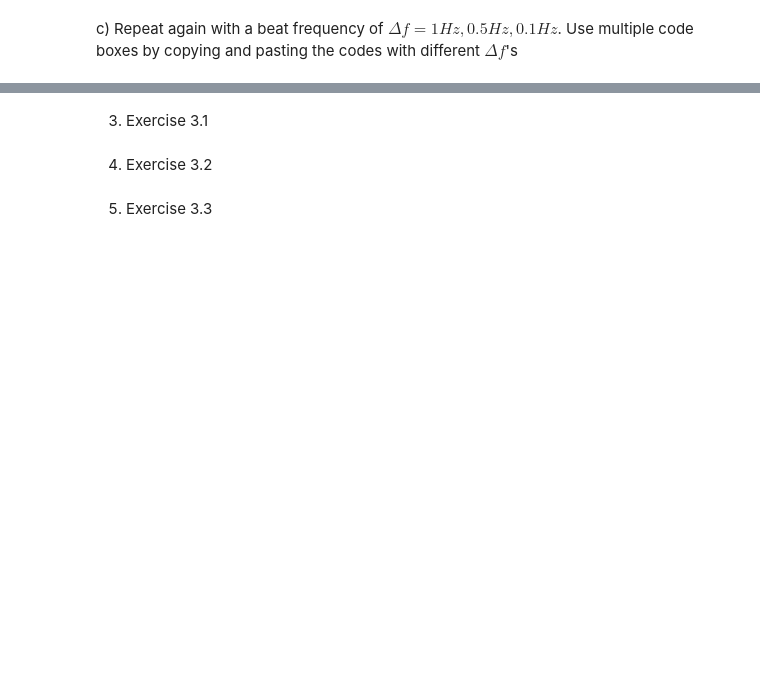
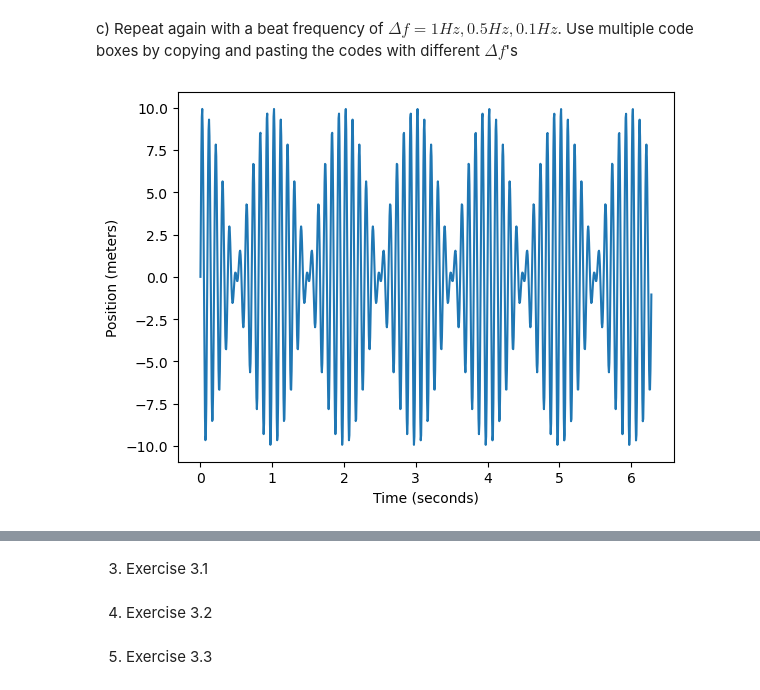
Before and after one commit to stefin0/cs4010, a Jupyter notebook: homework-3/homework-3.ipynb, the cells around one changed output, grey strips where cells are left out. Cells and saved outputs as stored; diff of their text form; code cells hidden in the pictures; blank space fills up the shorter version.

```diff
--- a/homework-3/homework-3.ipynb
+++ b/homework-3/homework-3.ipynb
@@ -75,2 +105,18 @@ b) Create a plot of y1+y2 with the same parameters above.
 # %% [markdown]
 c) Repeat again with a beat frequency of $\Delta f = 1 Hz, 0.5 Hz, 0.1 Hz$. Use multiple code boxes  by copying and pasting the codes with different $\Delta f$'s
+# %%
+deltaF = 1
+f2 = f1 + deltaF
+
+y1 = A * np.sin(2 * np.pi * f1 * t)
+y2 = A * np.sin(2 * np.pi * f2 * t)
+y3 = y1 + y2
+
+plt.plot(t, y3)
+
+plt.xlabel("Time (seconds)")
+plt.ylabel("Position (meters)")
+
+plt.show()
+# %% [output]
+[figure, added]
```
Also changed, not shown: parts of 5 cells of this notebook.
